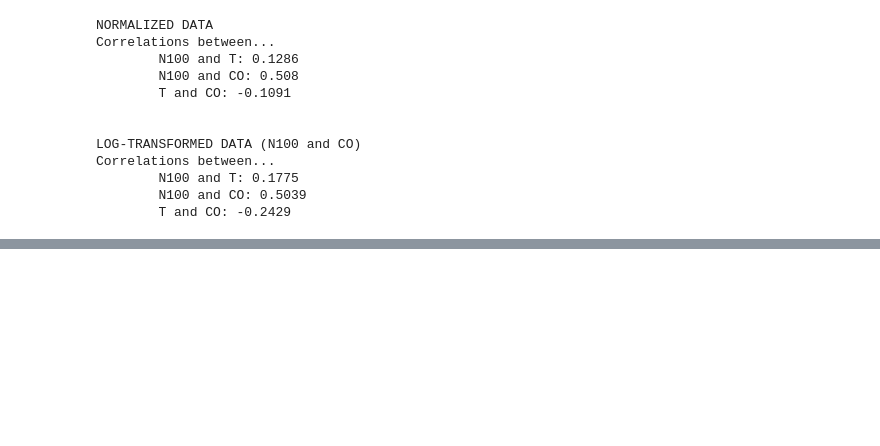
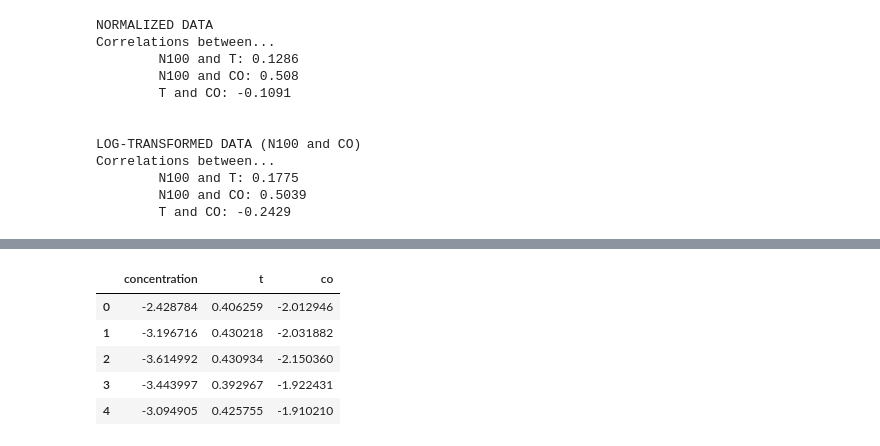
Before and after one commit to ellarauth/aerosol-modeling, a Jupyter notebook: notebooks/explore.ipynb, the cells around one changed output, grey strips where cells are left out. Cells and saved outputs as stored; diff of their text form; code cells hidden in the pictures; blank space fills up the shorter version.

```diff
--- a/notebooks/explore.ipynb
+++ b/notebooks/explore.ipynb
@@ -257,0 +270,11 @@ Using the log-transform actually made the correlations stronger. (When also usin
+# %%
+df_comb = pd.DataFrame(np.array([df_log.concentration, df_scaled.t, df_log.co]).T)
+df_comb.columns = df.columns.values
+df_comb.head()
+# %% [output]
+|  | concentration | t | co |
+| 0 | -2.428784 | 0.406259 | -2.012946 |
+| 1 | -3.196716 | 0.430218 | -2.031882 |
+| 2 | -3.614992 | 0.430934 | -2.150360 |
+| 3 | -3.443997 | 0.392967 | -1.922431 |
+| 4 | -3.094905 | 0.425755 | -1.910210 |
```
Also changed, not shown: parts of 17 cells of this notebook.
